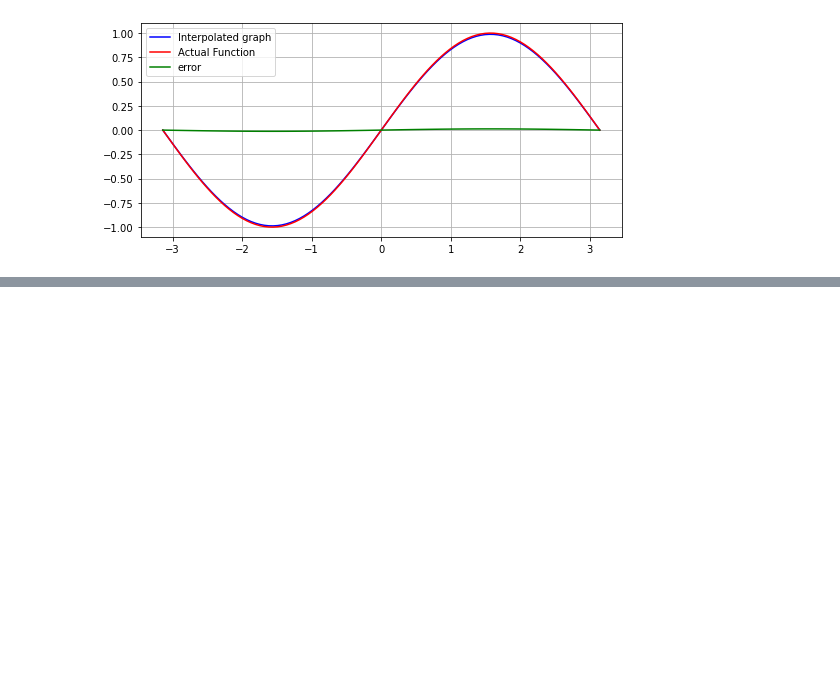
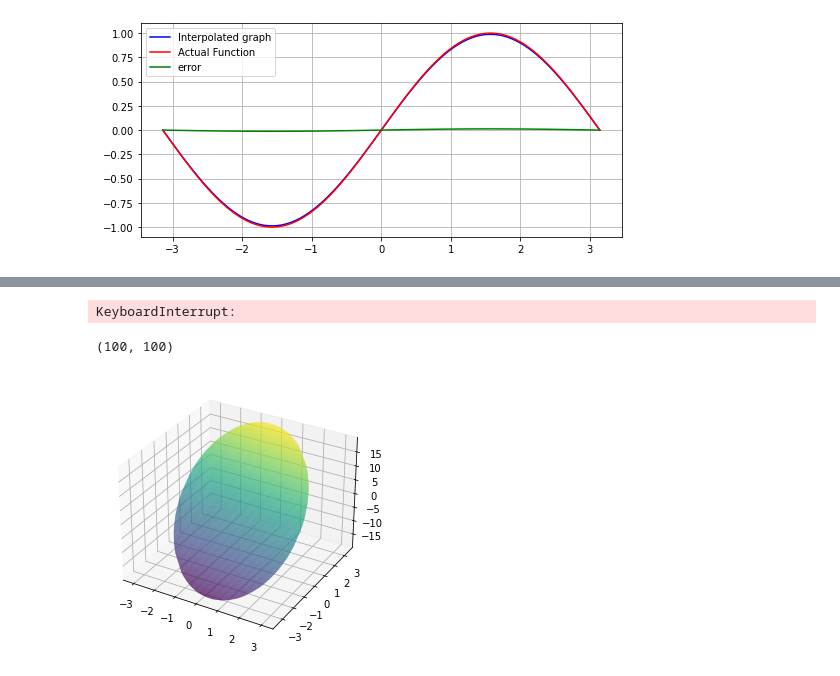
Before and after one commit to mdoshi2612/Optimal-Control, a Jupyter notebook: Quasi Interpolation.ipynb, the cells around one changed output, grey strips where cells are left out. Cells and saved outputs as stored; diff of their text form; code cells hidden in the pictures; blank space fills up the shorter version.

```diff
--- a/Quasi Interpolation.ipynb
+++ b/Quasi Interpolation.ipynb
@@ -181,0 +201,23 @@ plt.show()
+# %%
+i = 0
+for x in graph_X:
+    j = 0
+    for y in graph_Y:
+        graph_plot[i][j] = quasi_interpolant(x,y,5, 0.1)
+        j += 1
+    i += 1
+# %% [output]
+KeyboardInterrupt:
+# %%
+print(graph_plot.shape)
+# %% [output]
+(100, 100)
+# %%
+fig = plt.figure()
+ax = plt.axes(projection='3d')
+plt.rcParams["figure.figsize"] = [4.0, 4.0]
+# plotting the points
+ax.plot_trisurf(np_coord_ellipse[:, 0],np_coord_ellipse[:, 1], quasi_feedback, cmap='viridis', edgecolor='none')
+plt.show()
+# %% [output]
+[figure, added]
```
Also changed, not shown: parts of 31 cells of this notebook, 4 other files.
